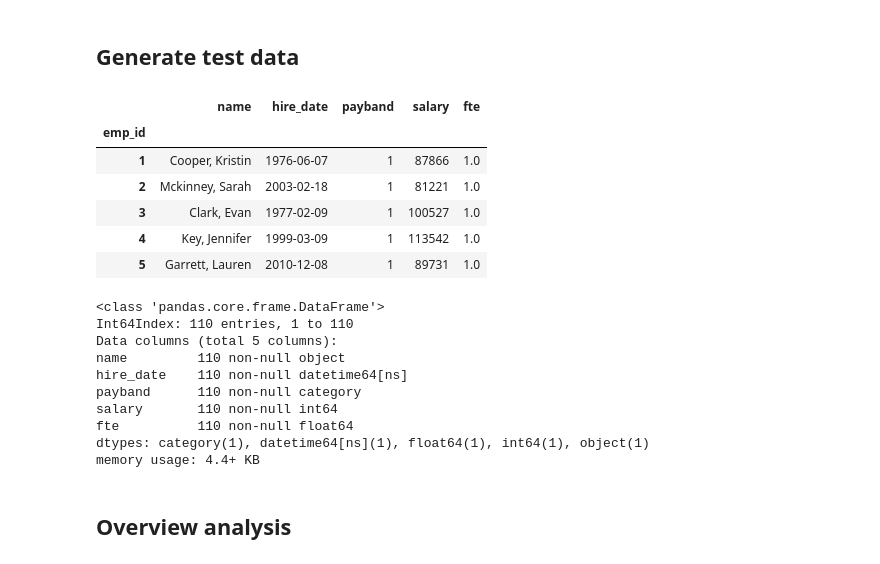
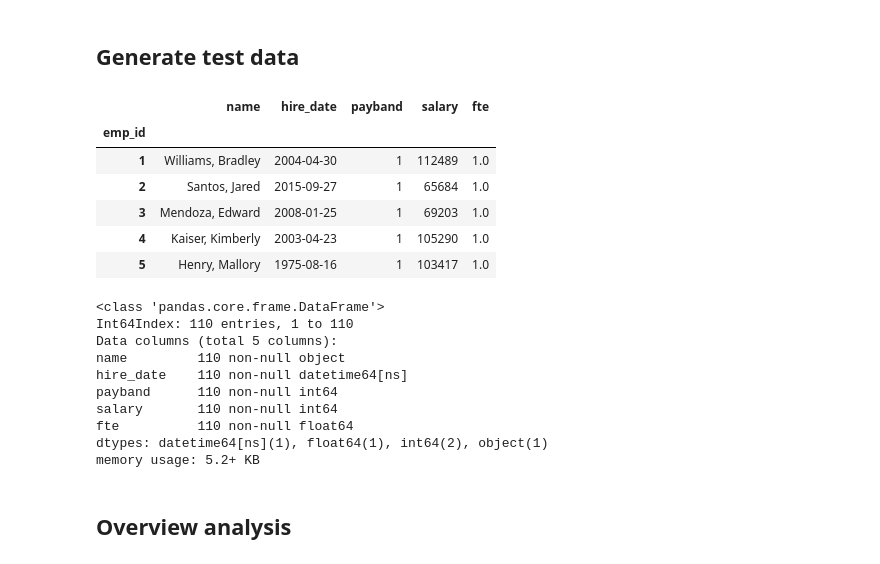
Before and after one commit to jo-tez/notebooks, a Jupyter notebook: Random_numbers.ipynb, the cells around one changed output. Saved outputs shown, nothing was run; the diff lists cells and outputs as text; code cells hidden in the pictures.

```diff
--- a/Random_numbers.ipynb
+++ b/Random_numbers.ipynb
@@ -45,18 +55,17 @@ npr.seed()
 # %%
 df = pd.DataFrame(data)
+df['hire_date'] = pd.to_datetime(df.hire_date)
+df = df[['emp_id', 'name', 'hire_date', 'payband', 'salary', 'fte']]
 df.set_index('emp_id', inplace=True)
-df['hire_date'] = pd.to_datetime(df.hire_date)
-df['payband'] = df.payband.astype('category', categories=[1,2,3], ordered=True)
-df = df[['name', 'hire_date', 'payband', 'salary', 'fte']]
 df[:5]
 # %% [output]
 |  | name | hire_date | payband | salary | fte |
 | emp_id |  |  |  |  |  |
-| 1 | Cooper, Kristin | 1976-06-07 | 1 | 87866 | 1.0 |
-| 2 | Mckinney, Sarah | 2003-02-18 | 1 | 81221 | 1.0 |
-| 3 | Clark, Evan | 1977-02-09 | 1 | 100527 | 1.0 |
-| 4 | Key, Jennifer | 1999-03-09 | 1 | 113542 | 1.0 |
-| 5 | Garrett, Lauren | 2010-12-08 | 1 | 89731 | 1.0 |
+| 1 | Williams, Bradley | 2004-04-30 | 1 | 112489 | 1.0 |
+| 2 | Santos, Jared | 2015-09-27 | 1 | 65684 | 1.0 |
+| 3 | Mendoza, Edward | 2008-01-25 | 1 | 69203 | 1.0 |
+| 4 | Kaiser, Kimberly | 2003-04-23 | 1 | 105290 | 1.0 |
+| 5 | Henry, Mallory | 1975-08-16 | 1 | 103417 | 1.0 |
 # %%
 df.info()
 # %% [output]
@@ -65,11 +74,11 @@ Int64Index: 110 entries, 1 to 110
 Data columns (total 5 columns):
 name         110 non-null object
 hire_date    110 non-null datetime64[ns]
-payband      110 non-null category
+payband      110 non-null int64
 salary       110 non-null int64
 fte          110 non-null float64
-dtypes: category(1), datetime64[ns](1), float64(1), int64(1), object(1)
-memory usage: 4.4+ KB
+dtypes: datetime64[ns](1), float64(1), int64(2), object(1)
+memory usage: 5.2+ KB
 # %% [markdown]
 ## Overview analysis
 # %%
```
Also changed, not shown: parts of 41 cells of this notebook.
